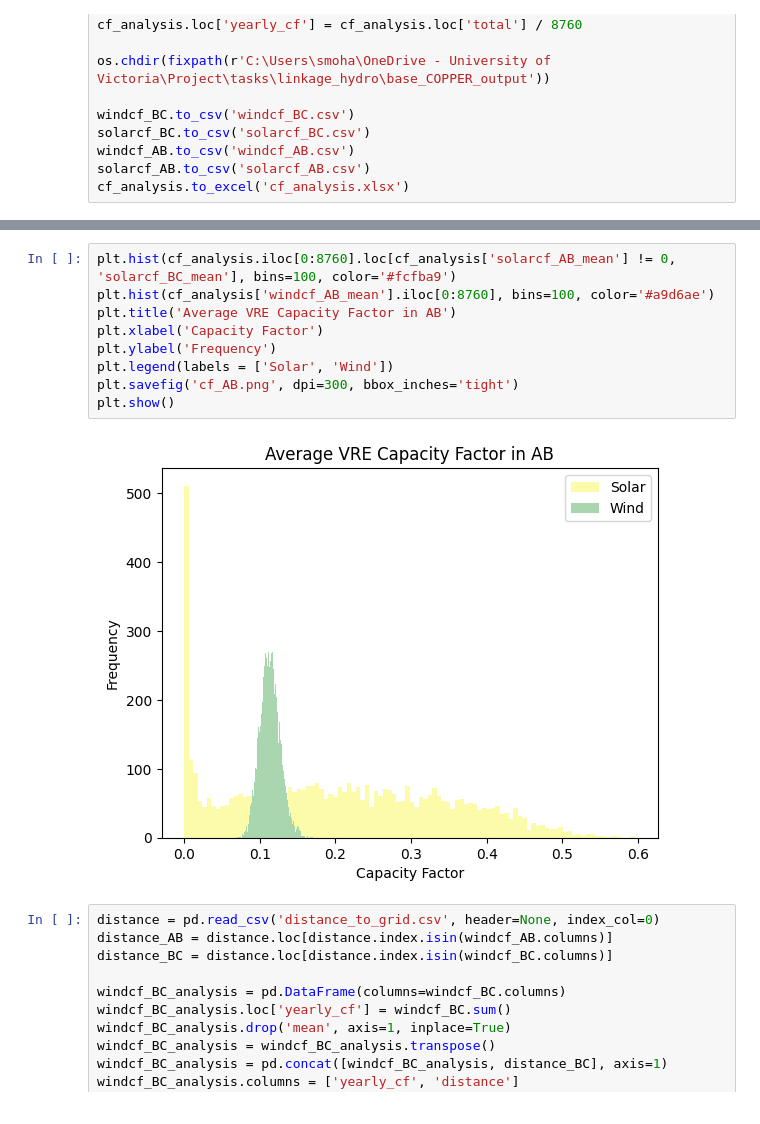
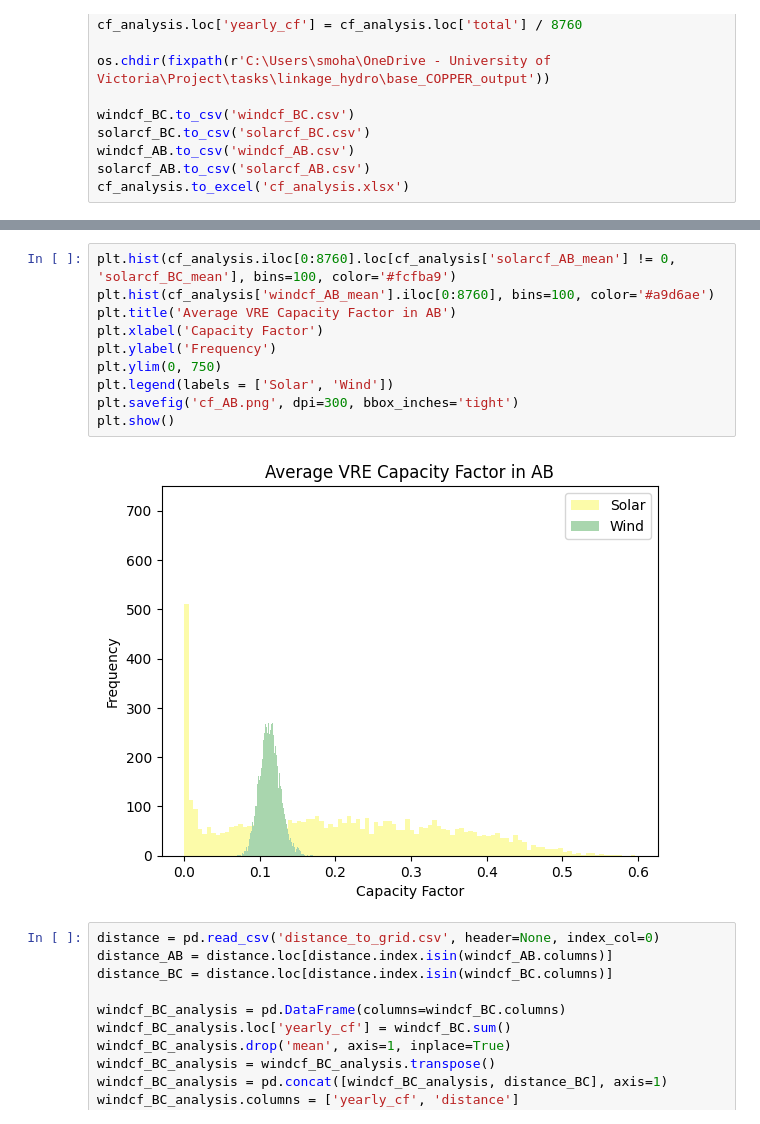
Before and after one commit to smmiri/COPPER_improvement, a Jupyter notebook: planning_postprocess/cf_stats.ipynb, the cells around one changed output, grey strips where cells are left out. Saved outputs shown, nothing was run; the diff lists cells and outputs as text.

```diff
--- a/planning_postprocess/cf_stats.ipynb
+++ b/planning_postprocess/cf_stats.ipynb
@@ -113,14 +114,15 @@ plt.show()
 # %%
 plt.hist(cf_analysis.iloc[0:8760].loc[cf_analysis['solarcf_AB_mean'] != 0, 'solarcf_BC_mean'], bins=100, color='#fcfba9')
 plt.hist(cf_analysis['windcf_AB_mean'].iloc[0:8760], bins=100, color='#a9d6ae')
 plt.title('Average VRE Capacity Factor in AB')
 plt.xlabel('Capacity Factor')
 plt.ylabel('Frequency')
+plt.ylim(0, 750)
 plt.legend(labels = ['Solar', 'Wind'])
 plt.savefig('cf_AB.png', dpi=300, bbox_inches='tight')
 plt.show()
 # %% [output]
-[figure, old version]
+[figure, new version]
 # %%
 distance = pd.read_csv('distance_to_grid.csv', header=None, index_col=0)
 distance_AB = distance.loc[distance.index.isin(windcf_AB.columns)]
```
Also changed, not shown: parts of 4 cells of this notebook, 1 other file.
